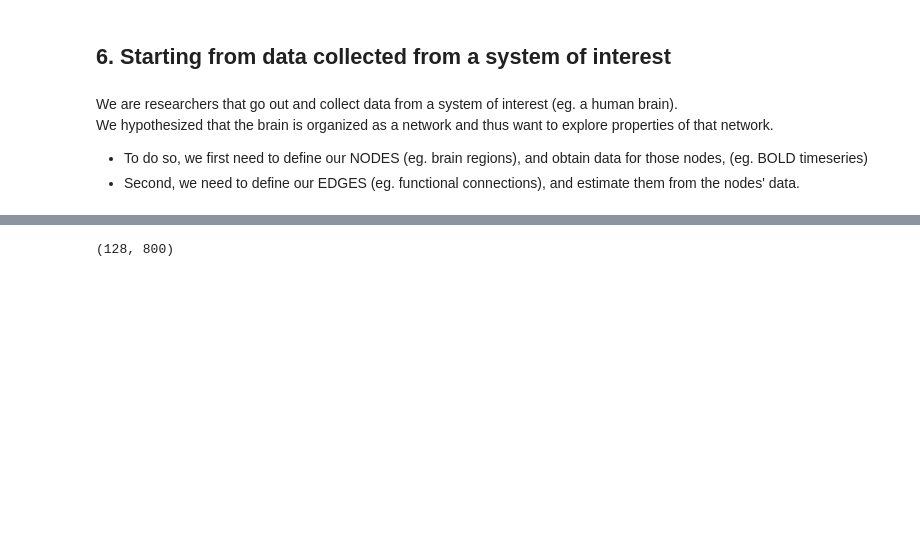
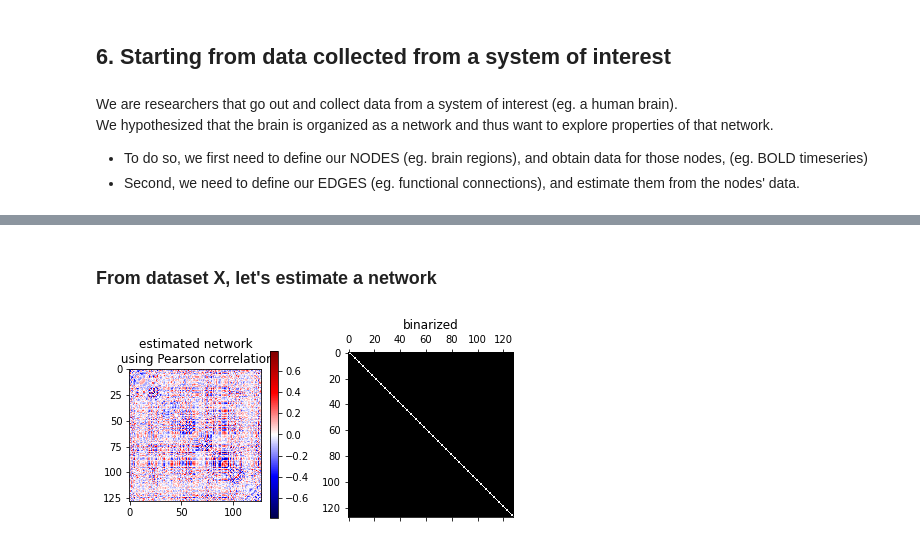
Before and after one commit to rubenSaro/connGraphTheory, a Jupyter notebook: pilot.ipynb, the cells around one changed output, grey strips where cells are left out. Drawn from its saved outputs; the diff is of its cells as text; code cells hidden in the pictures; blank space fills up the shorter version.

Commit message:
fc estimation section

```diff
--- a/pilot.ipynb
+++ b/pilot.ipynb
@@ -703,4 +708,34 @@ plt.show()
-# %%
-X.shape
-# %% [output]
-(128, 800)
+# %% [markdown]
+### From dataset X, let's estimate a network
+# %%
+# Now that we collected data X (here via simulation), we want to estimate a network
+# the describes the interactions between nodes in X.
+
+# Given that our nodes have linear Gaussian dataseries (X), we can use Pearson's correlation
+# to get a measure of the statistical association between nodes.
+
+# This measure of association will represent the EDGES of our network.
+
+# (In the context of brain analysis, the Pearson correlation between nodes (brain regions)
+# is usually referred as functional connectivity (FC).
+# As mentioned in the fMRI lab there are plenty other methods to estimate FC, but for simplicity
+# and given that correlation is still the field standard, let's use it here.)
+
+# compute the Pearson correlation for dataset X to produce an undirected estimate of the network
+estim_network = np.corrcoef(X)
+# in network estimation we usually set the diagonal to zero. Except if we are considering self-loops.
+np.fill_diagonal(estim_network,0)
+
+# plot the estimated network
+plt.figure(figsize=(6,3))
+plt.subplot(1,2,1)
+plt.imshow(estim_network,cmap='seismic')
+plt.title('estimated network\n using Pearson correlation')
+plt.colorbar() # need to fix this, plots too big
+plt.subplot(1,2,2)
+plt.spy(estim_network)
+plt.title('binarized')
+plt.tight_layout()
+plt.show()
+# %% [output]
+[figure, added]
```
Also changed, not shown: parts of 6 cells of this notebook.
